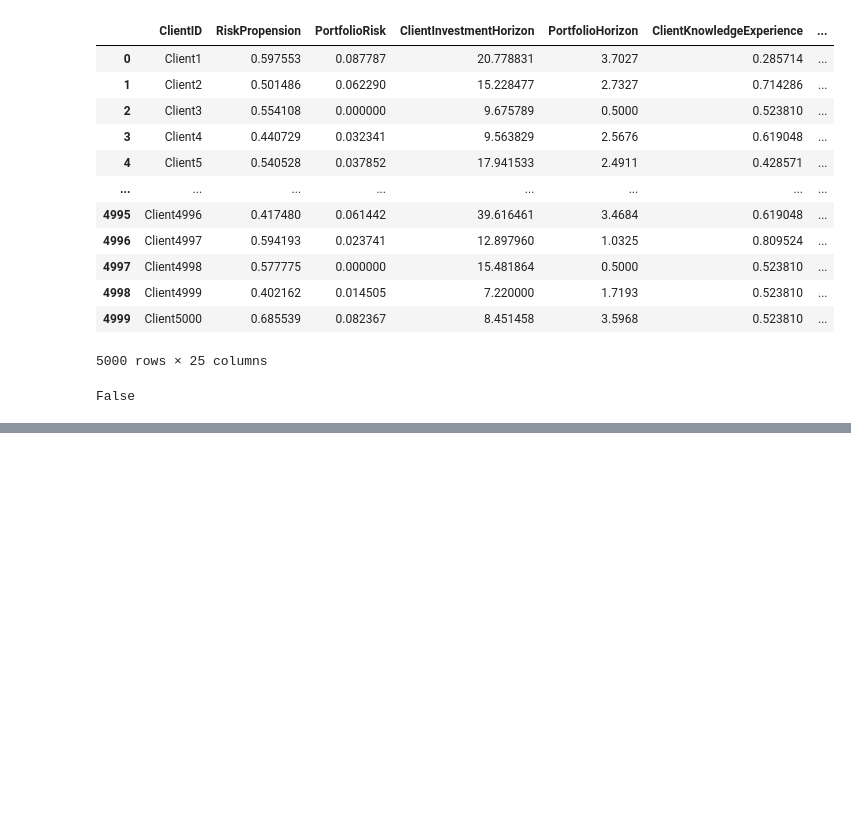
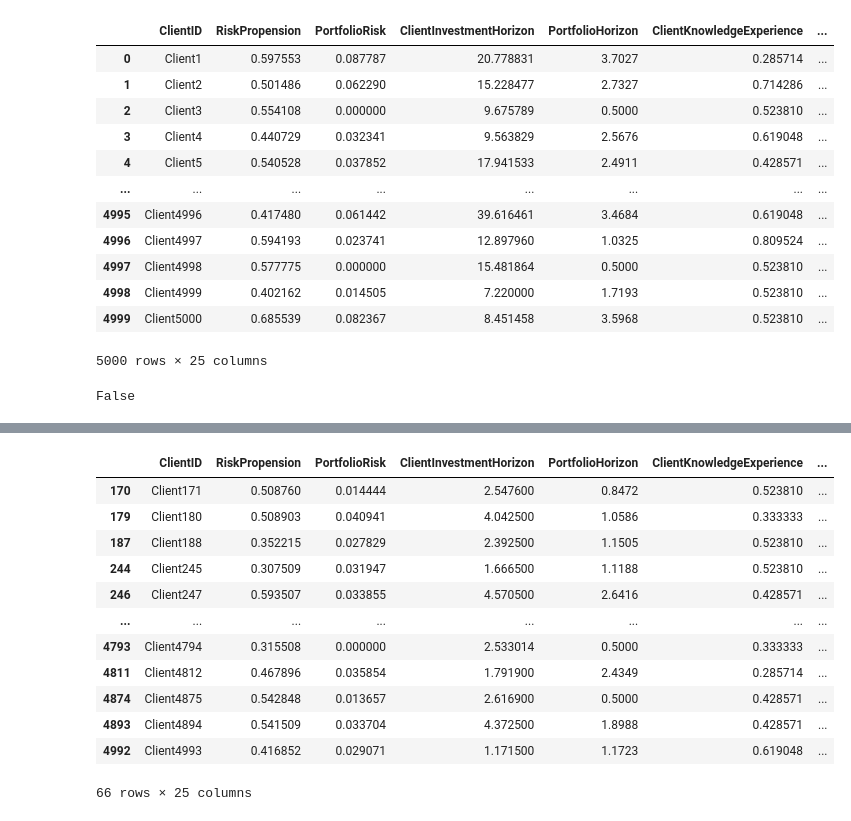
Before and after one commit to MartinaCecchetto/ds-lab, a Jupyter notebook: progetto.ipynb, the cells around one changed output, grey strips where cells are left out. Saved outputs shown, nothing was run; the diff lists cells and outputs as text; code cells hidden in the pictures; blank space fills up the shorter version.

```diff
--- a/progetto.ipynb
+++ b/progetto.ipynb
@@ -51,0 +82,16 @@ False
+# %%
+clienti.loc[clienti['PanicMood']==-1]
+# %% [output]
+|  | ClientID | RiskPropension | PortfolioRisk | ClientInvestmentHorizon | PortfolioHorizon | ClientKnowledgeExperience | ... |
+| 170 | Client171 | 0.508760 | 0.014444 | 2.547600 | 0.8472 | 0.523810 | ... |
+| 179 | Client180 | 0.508903 | 0.040941 | 4.042500 | 1.0586 | 0.333333 | ... |
+| 187 | Client188 | 0.352215 | 0.027829 | 2.392500 | 1.1505 | 0.523810 | ... |
+| 244 | Client245 | 0.307509 | 0.031947 | 1.666500 | 1.1188 | 0.523810 | ... |
+| 246 | Client247 | 0.593507 | 0.033855 | 4.570500 | 2.6416 | 0.428571 | ... |
+| ... | ... | ... | ... | ... | ... | ... | ... |
+| 4793 | Client4794 | 0.315508 | 0.000000 | 2.533014 | 0.5000 | 0.333333 | ... |
+| 4811 | Client4812 | 0.467896 | 0.035854 | 1.791900 | 2.4349 | 0.285714 | ... |
+| 4874 | Client4875 | 0.542848 | 0.013657 | 2.616900 | 0.5000 | 0.428571 | ... |
+| 4893 | Client4894 | 0.541509 | 0.033704 | 4.372500 | 1.8988 | 0.428571 | ... |
+| 4992 | Client4993 | 0.416852 | 0.029071 | 1.171500 | 1.1723 | 0.619048 | ... |
+66 rows × 25 columns
```
Also changed, not shown: parts of 6 cells of this notebook.
